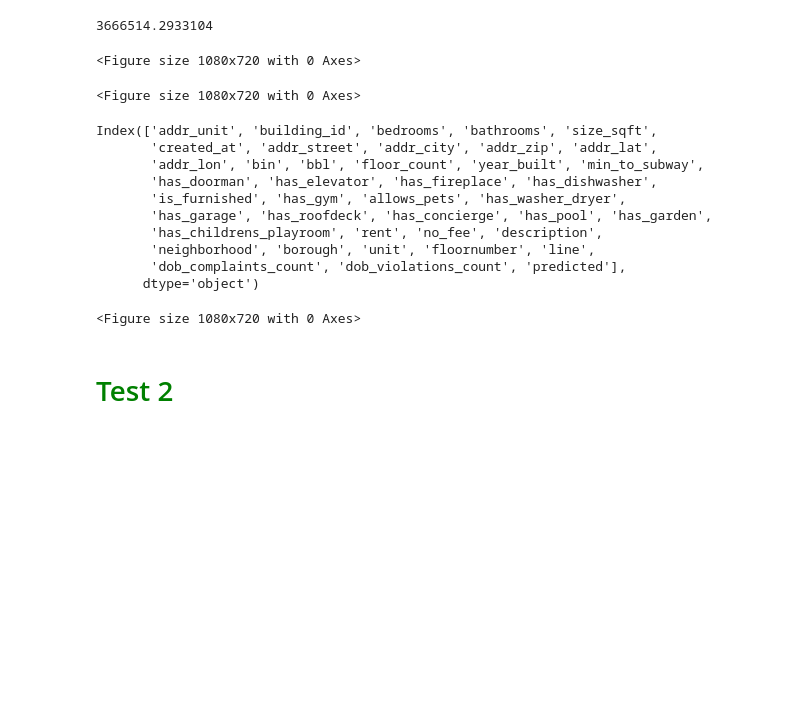
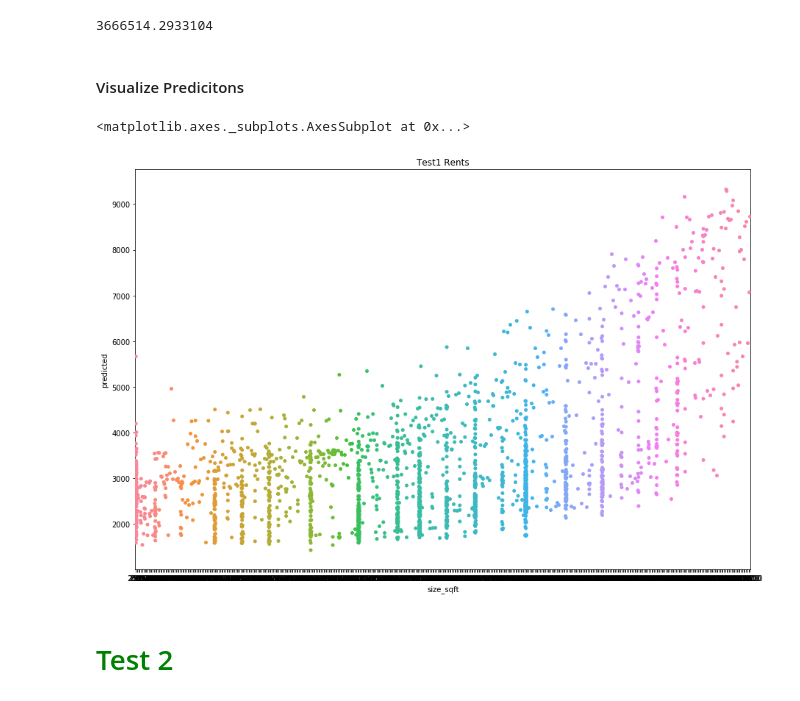
Before and after one commit to psagun/Rent-Predictor, a Jupyter notebook: Project_Rentflix.ipynb, the cells around one changed output. Saved outputs shown, nothing was run; the diff lists cells and outputs as text; code cells hidden in the pictures; blank space fills up the shorter version.

```diff
--- a/Project_Rentflix.ipynb
+++ b/Project_Rentflix.ipynb
@@ -296,29 +265,15 @@ test1_df['predicted'] = regressor.predict(test1_features)
 mean_squared_error(test1_df['rent'], test1_df['predicted'])
 # %% [output]
 3666514.2933104
+# %% [markdown]
+#### Visualize Predicitons
 # %%
 plt.figure(figsize=(15,10))
-#seabornInstance.swarmplot(x="size_sqft", y="predicted", data=test1_df)
+plt.title("Test1 Rents")
+seabornInstance.swarmplot(x="size_sqft", y="predicted", data=test1_df)
 # %% [output]
-<Figure size 1080x720 with 0 Axes>
+<matplotlib.axes._subplots.AxesSubplot at 0x...>
-<Figure size 1080x720 with 0 Axes>
+[figure, added]
-# %%
-plt.figure(figsize=(15,10))
-temp = ['size_sqft', 'rent']
-#seabornInstance.heatmap(master_df[temp], annot=True)
-print(test1_df.columns)
-# %% [output]
-Index(['addr_unit', 'building_id', 'bedrooms', 'bathrooms', 'size_sqft',
-       'created_at', 'addr_street', 'addr_city', 'addr_zip', 'addr_lat',
-       'addr_lon', 'bin', 'bbl', 'floor_count', 'year_built', 'min_to_subway',
-       'has_doorman', 'has_elevator', 'has_fireplace', 'has_dishwasher',
-       'is_furnished', 'has_gym', 'allows_pets', 'has_washer_dryer',
-       'has_garage', 'has_roofdeck', 'has_concierge', 'has_pool', 'has_garden',
-       'has_childrens_playroom', 'rent', 'no_fee', 'description',
-       'neighborhood', 'borough', 'unit', 'floornumber', 'line',
-       'dob_complaints_count', 'dob_violations_count', 'predicted'],
-      dtype='object')
-<Figure size 1080x720 with 0 Axes>
 # %% [markdown]
 #  <font color=green> Test 2 <font>
 # %% [markdown]
```
Also changed, not shown: parts of 32 cells of this notebook, 1 other file.
